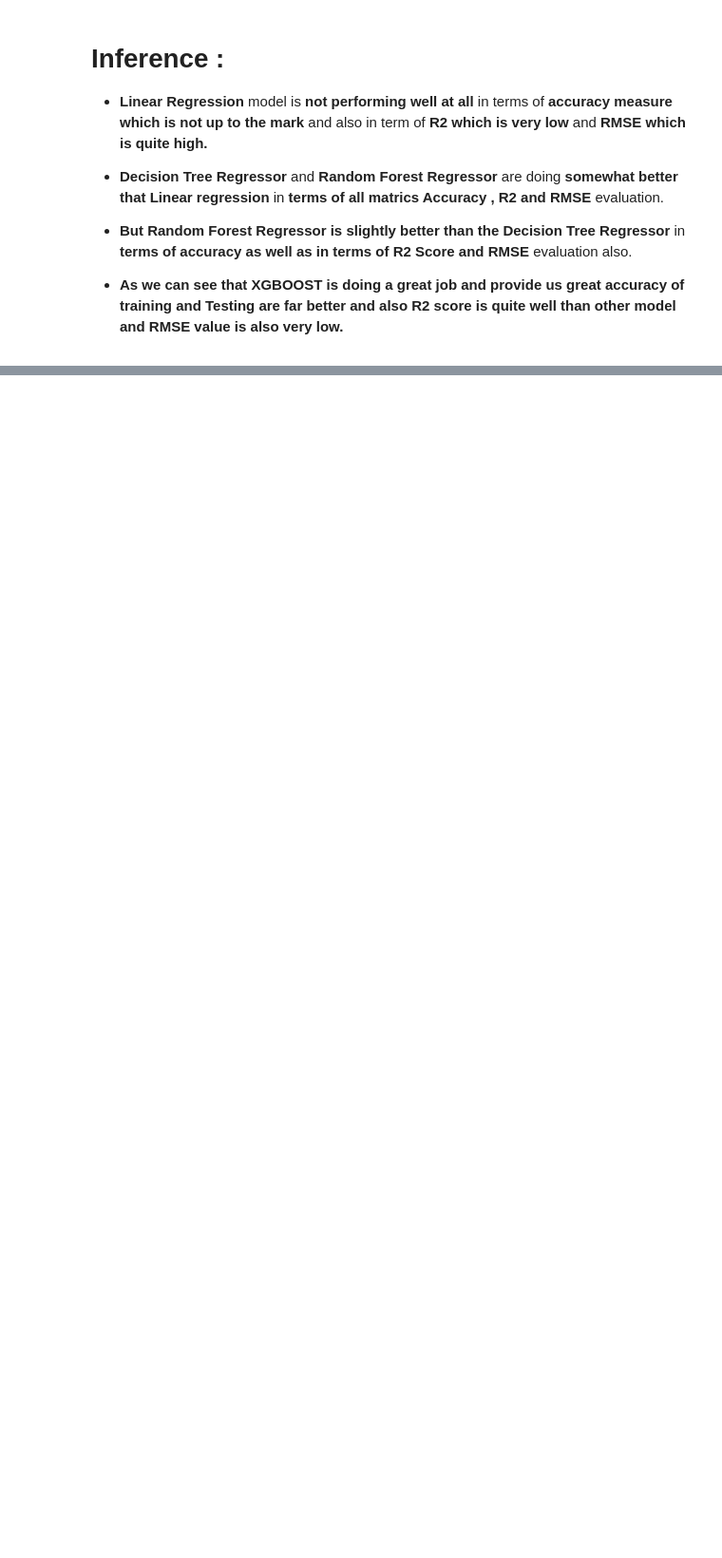
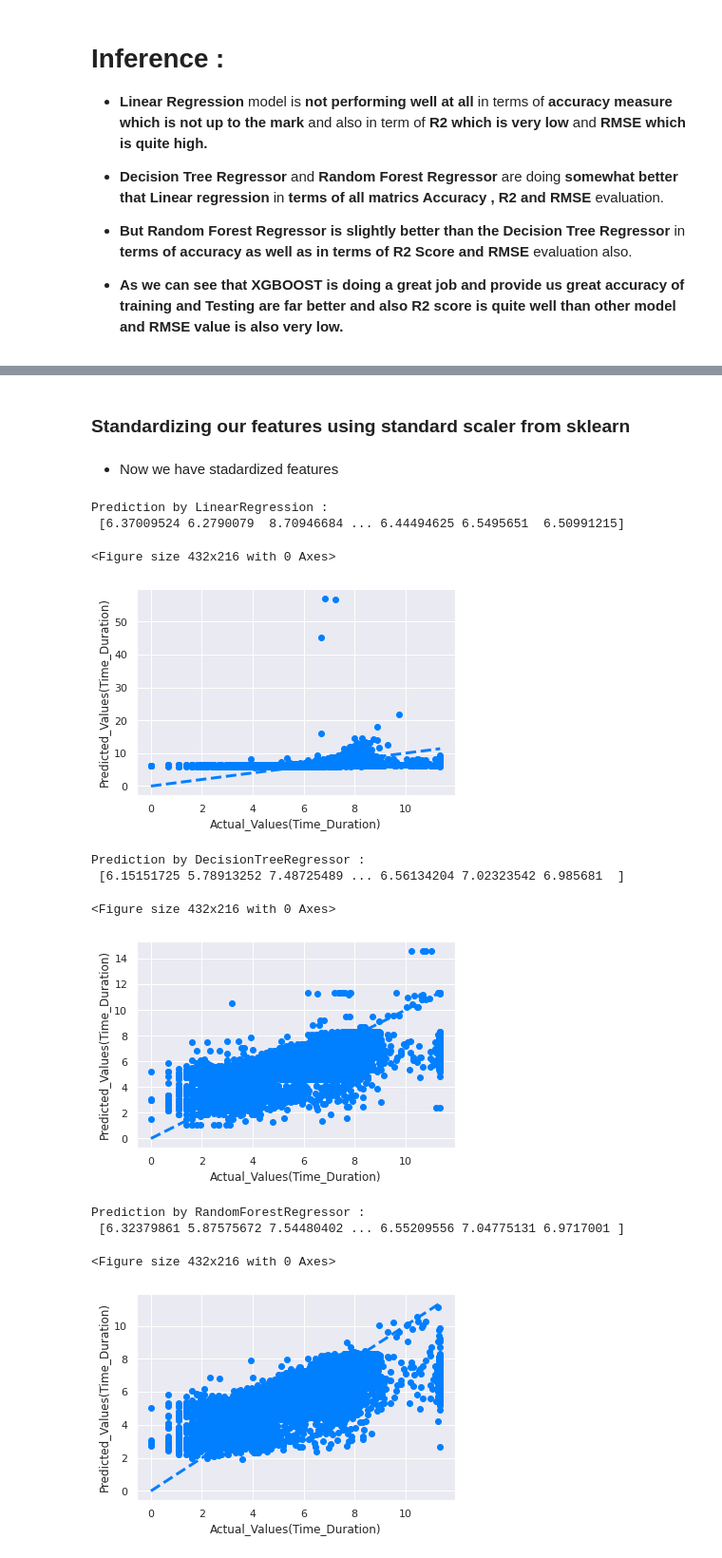
Before and after one commit to dsankush/NYC-Taxi-Trip-Time-Prediction, a Jupyter notebook: NYC_Taxi_Trip_Time_Prediction_Capstone_Project.ipynb, the cells around one changed output, grey strips where cells are left out. Shown at 95% size. Cells and saved outputs as stored; diff of their text form; code cells hidden in the pictures; blank space fills up the shorter version.

```diff
--- a/NYC_Taxi_Trip_Time_Prediction_Capstone_Project.ipynb
+++ b/NYC_Taxi_Trip_Time_Prediction_Capstone_Project.ipynb
@@ -1755,0 +1766,2 @@ MSE_score_plot(total_result_1.index, total_result_1)
+# %% [markdown]
+### Standardizing our features using standard scaler from sklearn
@@ -1755,0 +1781,17 @@ MSE_score_plot(total_result_1.index, total_result_1)
+# %% [markdown]
+* Now we have stadardized features
+# %%
+result_3 = modeling(models)
+# %% [output]
+Prediction by LinearRegression :
+ [6.37009524 6.2790079  8.70946684 ... 6.44494625 6.5495651  6.50991215]
+<Figure size 432x216 with 0 Axes>
+[figure, added]
+Prediction by DecisionTreeRegressor :
+ [6.15151725 5.78913252 7.48725489 ... 6.56134204 7.02323542 6.985681  ]
+<Figure size 432x216 with 0 Axes>
+[figure, added]
+Prediction by RandomForestRegressor :
+ [6.32379861 5.87575672 7.54480402 ... 6.55209556 7.04775131 6.9717001 ]
+<Figure size 432x216 with 0 Axes>
+[figure, added]
```
Also changed, not shown: parts of 20 cells of this notebook.
